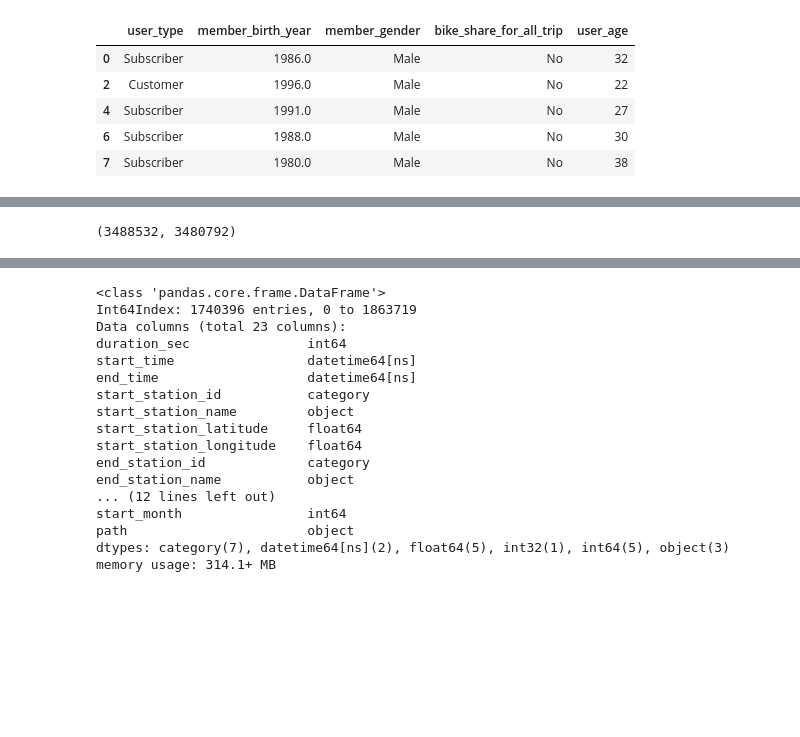
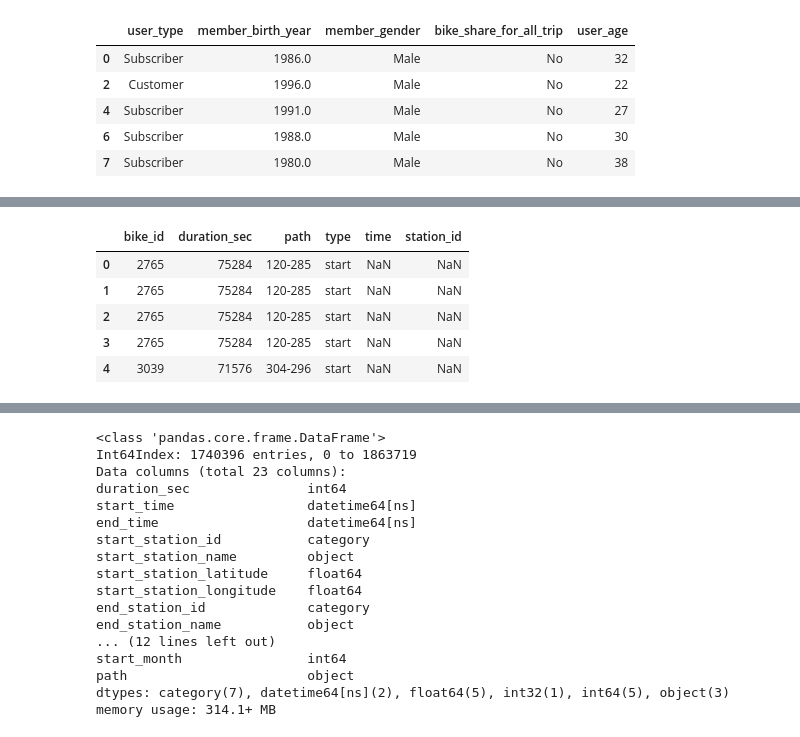
Before and after one commit to infoStunde/DAND-Project5, a Jupyter notebook: DownloadAndCleanData.ipynb, the cells around one changed output, grey strips where cells are left out. Drawn from its saved outputs; the diff is of its cells as text; code cells hidden in the pictures; blank space fills up the shorter version.

```diff
--- a/DownloadAndCleanData.ipynb
+++ b/DownloadAndCleanData.ipynb
@@ -316,7 +312,12 @@ False
-# %%
-len(ride), 2*len(rides)
-# %% [output]
-(3488532, 3480792)
+# %%
+ride.head()
+# %% [output]
+|  | bike_id | duration_sec | path | type | time | station_id |
+| 0 | 2765 | 75284 | 120-285 | start | NaN | NaN |
+| 1 | 2765 | 75284 | 120-285 | start | NaN | NaN |
+| 2 | 2765 | 75284 | 120-285 | start | NaN | NaN |
+| 3 | 2765 | 75284 | 120-285 | start | NaN | NaN |
+| 4 | 3039 | 71576 | 304-296 | start | NaN | NaN |
 # %%
 station1 = rides[['start_station_id','start_station_latitude','start_station_longitude','start_station_name']]
 station2 = rides[['end_station_id','end_station_latitude','end_station_longitude','end_station_name']]
```
Also changed, not shown: parts of 4 cells of this notebook, 1 other file.
